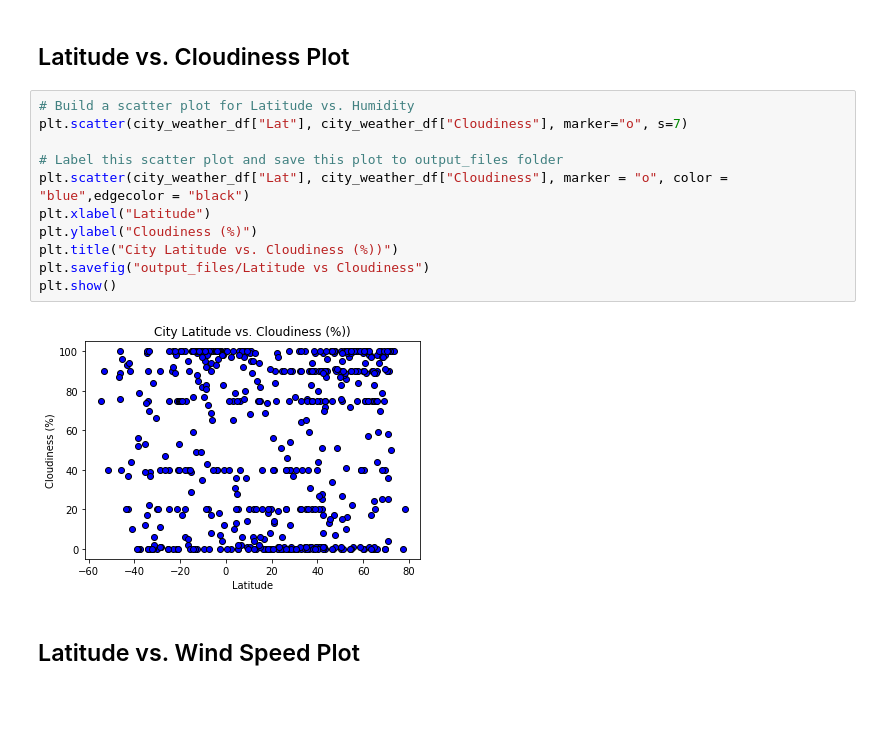
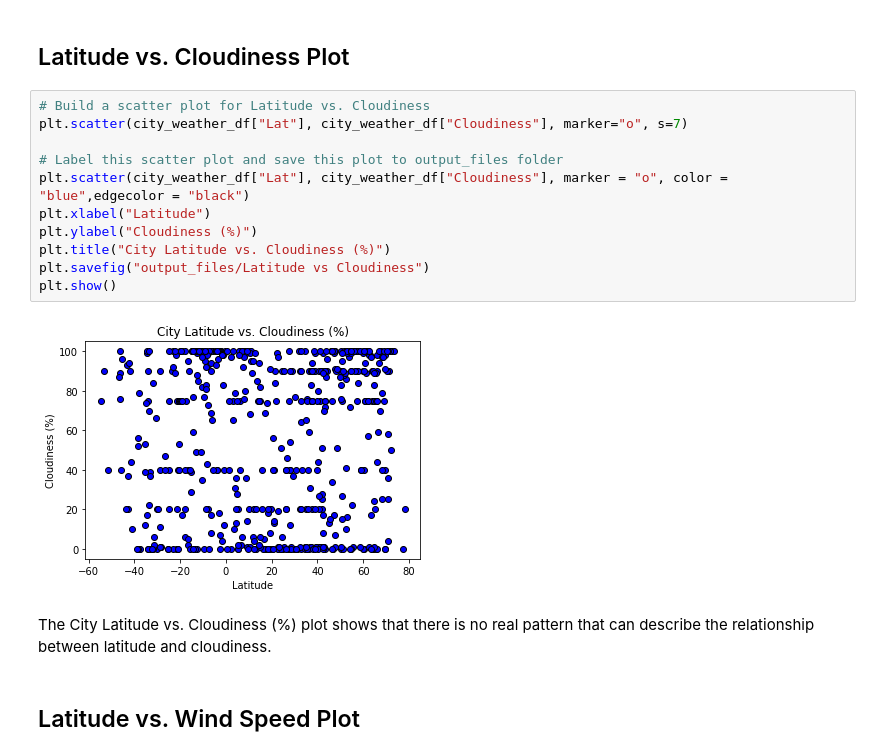
Before and after one commit to KGore12/python-api-challenge, a Jupyter notebook: WeatherPy/WeatherPy.ipynb, the cells around one changed output. Drawn from its saved outputs; the diff is of its cells as text; blank space fills up the shorter version.

Commit message:
analysis of last 2 scatter plots

```diff
--- a/WeatherPy/WeatherPy.ipynb
+++ b/WeatherPy/WeatherPy.ipynb
@@ -211,17 +211,19 @@ It does appear that there are more cities with humidity over 60% than can be fou
 # %% [markdown]
 ## Latitude vs. Cloudiness Plot
 # %%
-# Build a scatter plot for Latitude vs. Humidity
+# Build a scatter plot for Latitude vs. Cloudiness
 plt.scatter(city_weather_df["Lat"], city_weather_df["Cloudiness"], marker="o", s=7)
 
 # Label this scatter plot and save this plot to output_files folder
 plt.scatter(city_weather_df["Lat"], city_weather_df["Cloudiness"], marker = "o", color = "blue",edgecolor = "black")
 plt.xlabel("Latitude")
 plt.ylabel("Cloudiness (%)")
-plt.title("City Latitude vs. Cloudiness (%))")
+plt.title("City Latitude vs. Cloudiness (%)")
 plt.savefig("output_files/Latitude vs Cloudiness")
 plt.show()
 # %% [output]
-[figure, old version]
+[figure, new version]
+# %% [markdown]
+The City Latitude vs. Cloudiness (%) plot shows that there is no real pattern that can describe the relationship between latitude and cloudiness.
 # %% [markdown]
 ## Latitude vs. Wind Speed Plot
```
Also changed, not shown: parts of 3 cells of this notebook.
